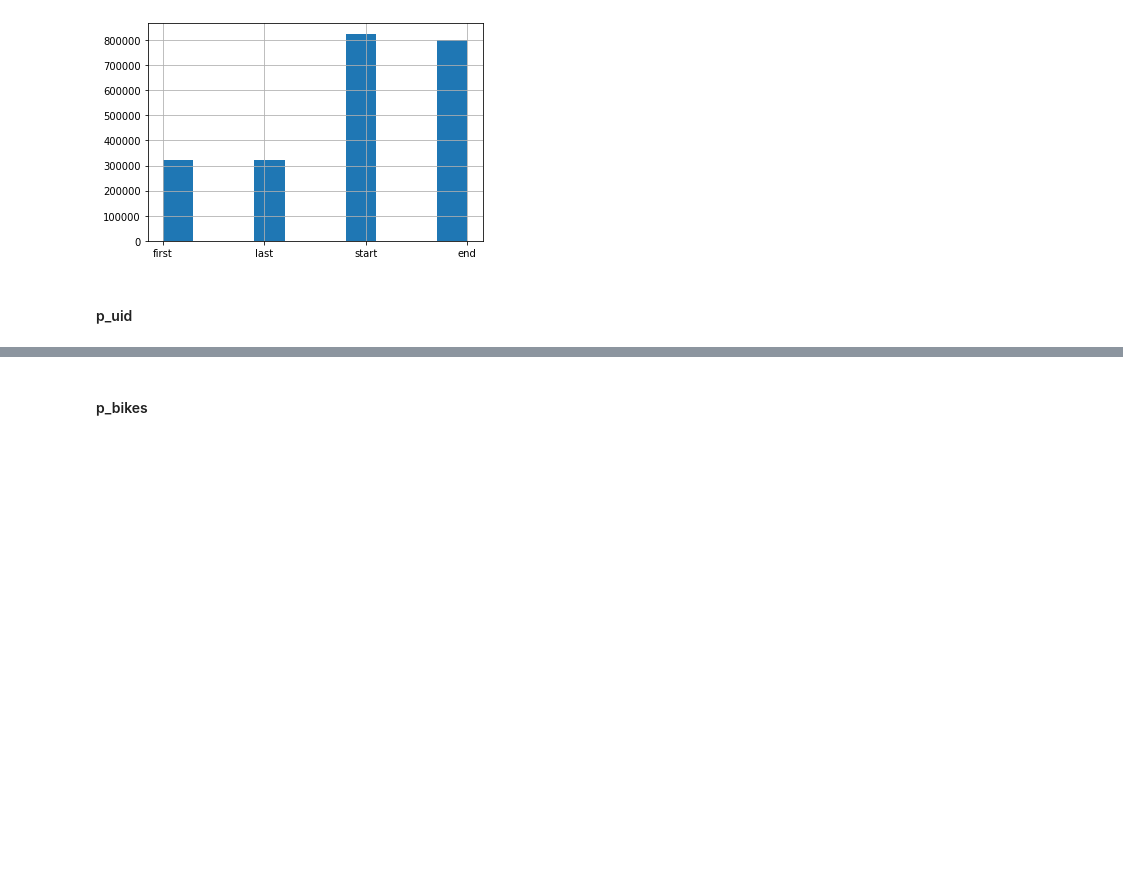
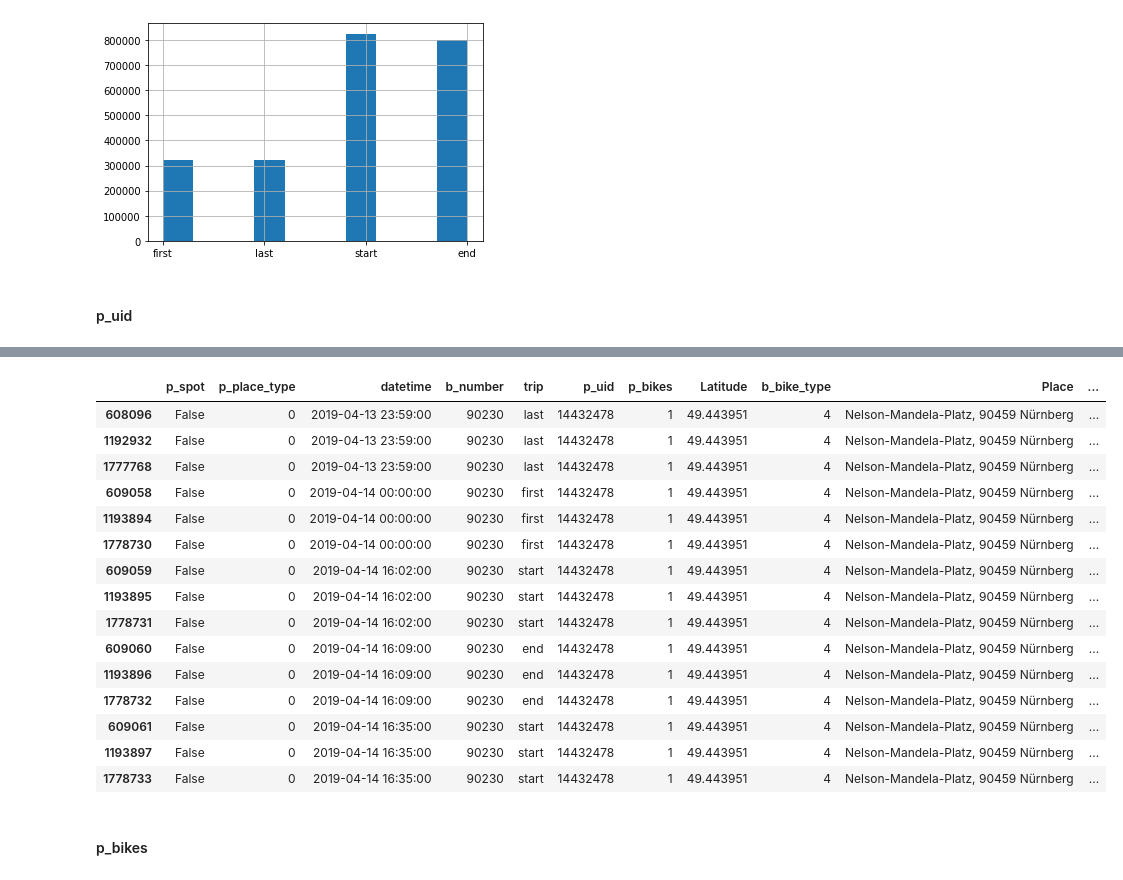
Before and after one commit to Speedfan94/PDS_Project, a Jupyter notebook: notebooks/01_ShowData.ipynb, the cells around one changed output, grey strips where cells are left out. Saved outputs shown, nothing was run; the diff lists cells and outputs as text; code cells hidden in the pictures; blank space fills up the shorter version.

```diff
--- a/notebooks/01_ShowData.ipynb
+++ b/notebooks/01_ShowData.ipynb
@@ -179,3 +209,24 @@ Different p_uids: 158375
+# %%
+a=df_clean[(df_clean["p_bike"]==False)&(df_clean["p_spot"]==False)]
+
+a[a["Place"].str.contains("Nelson-Mandela-Platz")].sort_values(by="datetime")
+# %% [output]
+|  | p_spot | p_place_type | datetime | b_number | trip | p_uid | p_bikes | Latitude | b_bike_type | Place | ... |
+| 608096 | False | 0 | 2019-04-13 23:59:00 | 90230 | last | 14432478 | 1 | 49.443951 | 4 | Nelson-Mandela-Platz, 90459 Nürnberg | ... |
+| 1192932 | False | 0 | 2019-04-13 23:59:00 | 90230 | last | 14432478 | 1 | 49.443951 | 4 | Nelson-Mandela-Platz, 90459 Nürnberg | ... |
+| 1777768 | False | 0 | 2019-04-13 23:59:00 | 90230 | last | 14432478 | 1 | 49.443951 | 4 | Nelson-Mandela-Platz, 90459 Nürnberg | ... |
+| 609058 | False | 0 | 2019-04-14 00:00:00 | 90230 | first | 14432478 | 1 | 49.443951 | 4 | Nelson-Mandela-Platz, 90459 Nürnberg | ... |
+| 1193894 | False | 0 | 2019-04-14 00:00:00 | 90230 | first | 14432478 | 1 | 49.443951 | 4 | Nelson-Mandela-Platz, 90459 Nürnberg | ... |
+| 1778730 | False | 0 | 2019-04-14 00:00:00 | 90230 | first | 14432478 | 1 | 49.443951 | 4 | Nelson-Mandela-Platz, 90459 Nürnberg | ... |
+| 609059 | False | 0 | 2019-04-14 16:02:00 | 90230 | start | 14432478 | 1 | 49.443951 | 4 | Nelson-Mandela-Platz, 90459 Nürnberg | ... |
+| 1193895 | False | 0 | 2019-04-14 16:02:00 | 90230 | start | 14432478 | 1 | 49.443951 | 4 | Nelson-Mandela-Platz, 90459 Nürnberg | ... |
+| 1778731 | False | 0 | 2019-04-14 16:02:00 | 90230 | start | 14432478 | 1 | 49.443951 | 4 | Nelson-Mandela-Platz, 90459 Nürnberg | ... |
+| 609060 | False | 0 | 2019-04-14 16:09:00 | 90230 | end | 14432478 | 1 | 49.443951 | 4 | Nelson-Mandela-Platz, 90459 Nürnberg | ... |
+| 1193896 | False | 0 | 2019-04-14 16:09:00 | 90230 | end | 14432478 | 1 | 49.443951 | 4 | Nelson-Mandela-Platz, 90459 Nürnberg | ... |
+| 1778732 | False | 0 | 2019-04-14 16:09:00 | 90230 | end | 14432478 | 1 | 49.443951 | 4 | Nelson-Mandela-Platz, 90459 Nürnberg | ... |
+| 609061 | False | 0 | 2019-04-14 16:35:00 | 90230 | start | 14432478 | 1 | 49.443951 | 4 | Nelson-Mandela-Platz, 90459 Nürnberg | ... |
+| 1193897 | False | 0 | 2019-04-14 16:35:00 | 90230 | start | 14432478 | 1 | 49.443951 | 4 | Nelson-Mandela-Platz, 90459 Nürnberg | ... |
+| 1778733 | False | 0 | 2019-04-14 16:35:00 | 90230 | start | 14432478 | 1 | 49.443951 | 4 | Nelson-Mandela-Platz, 90459 Nürnberg | ... |
 # %% [markdown]
 #### p_bikes
 # %%
```
Also changed, not shown: parts of 40 cells of this notebook.
